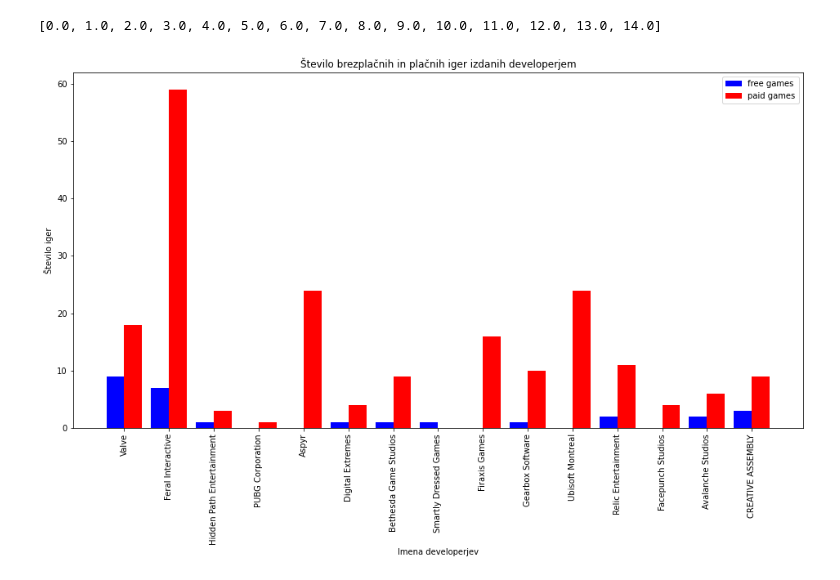
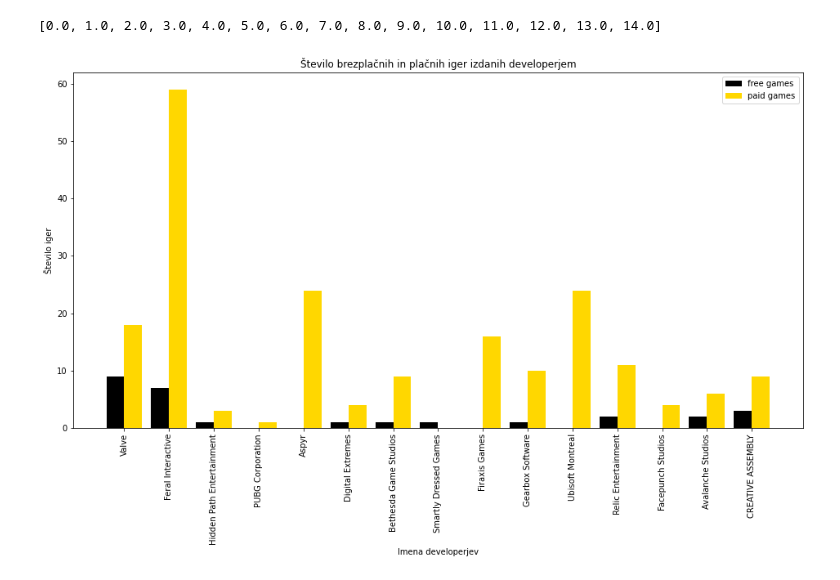
Before and after one commit to matejgrzinic/PR20MGDPMZML, a Jupyter notebook: popovic.ipynb, the cells around one changed output. Saved outputs shown, nothing was run; the diff lists cells and outputs as text; code cells hidden in the pictures.

```diff
--- a/popovic.ipynb
+++ b/popovic.ipynb
@@ -117,13 +117,13 @@ print(list(float(i) for i in range(len(devels.keys()))))
 [0.0, 1.0, 2.0, 3.0, 4.0, 5.0, 6.0, 7.0, 8.0, 9.0, 10.0, 11.0, 12.0, 13.0, 14.0]
 # %%
 plt.figure(figsize=(16,8))
-plt.bar(np.arange(len(devels.keys()))-0.2, free, width=0.4, color="b", align="center", label="free games")
-plt.bar(np.arange(len(devels.keys()))+0.2, paid, width=0.4, color="r", align="center", label="paid games")
+plt.bar(np.arange(len(devels.keys()))-0.2, free, width=0.4, color="black", align="center", label="free games")
+plt.bar(np.arange(len(devels.keys()))+0.2, paid, width=0.4, color="gold", align="center", label="paid games")
 plt.xticks(range(len(devels.keys())), devels.keys(), rotation=90)
 plt.legend()
 plt.xlabel("Imena developerjev")
 plt.ylabel("Število iger")
 plt.title("Število brezplačnih in plačnih iger izdanih developerjem")
 plt.show()
 # %% [output]
-[figure, old version]
+[figure, new version]
```
